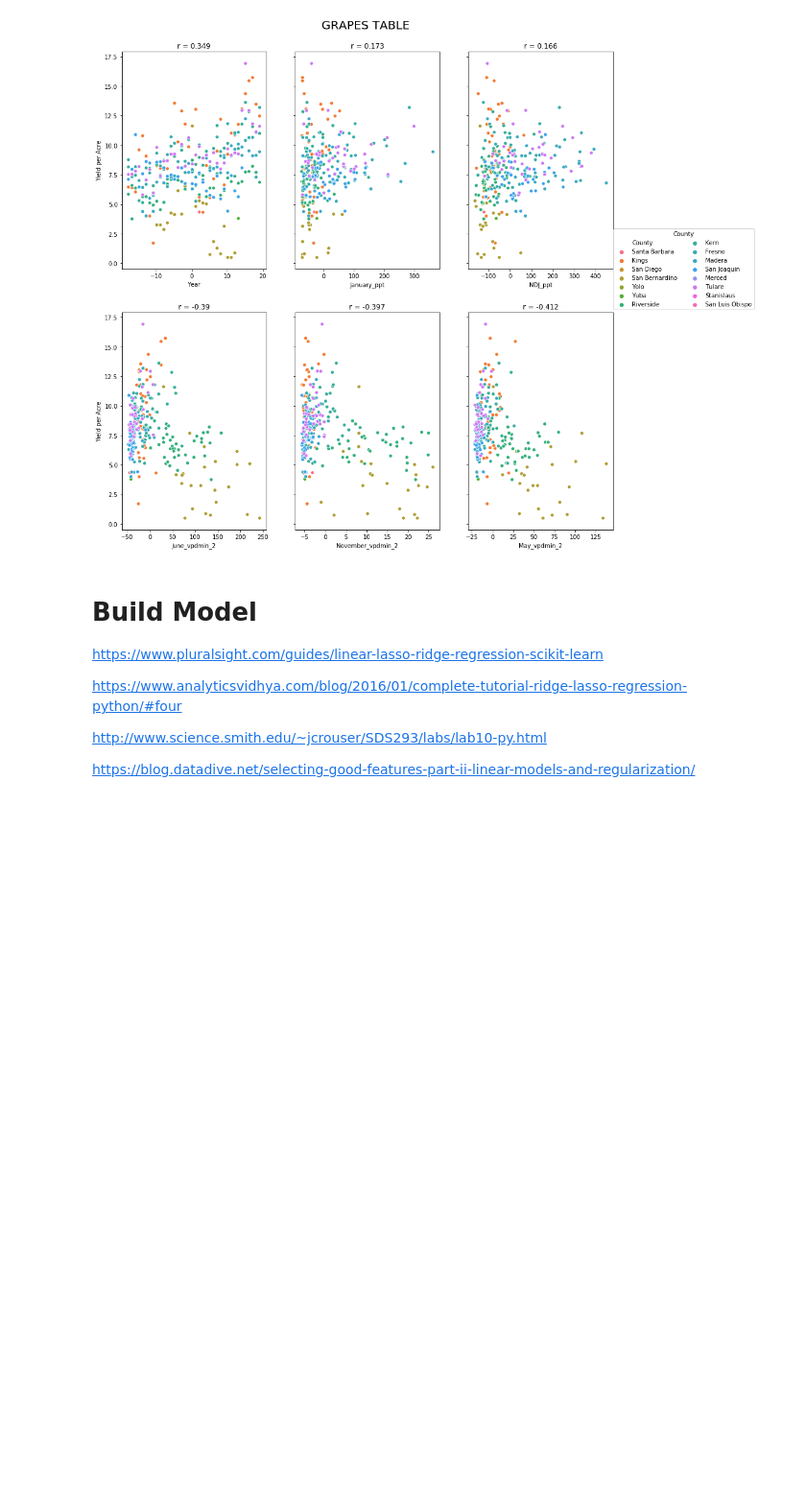
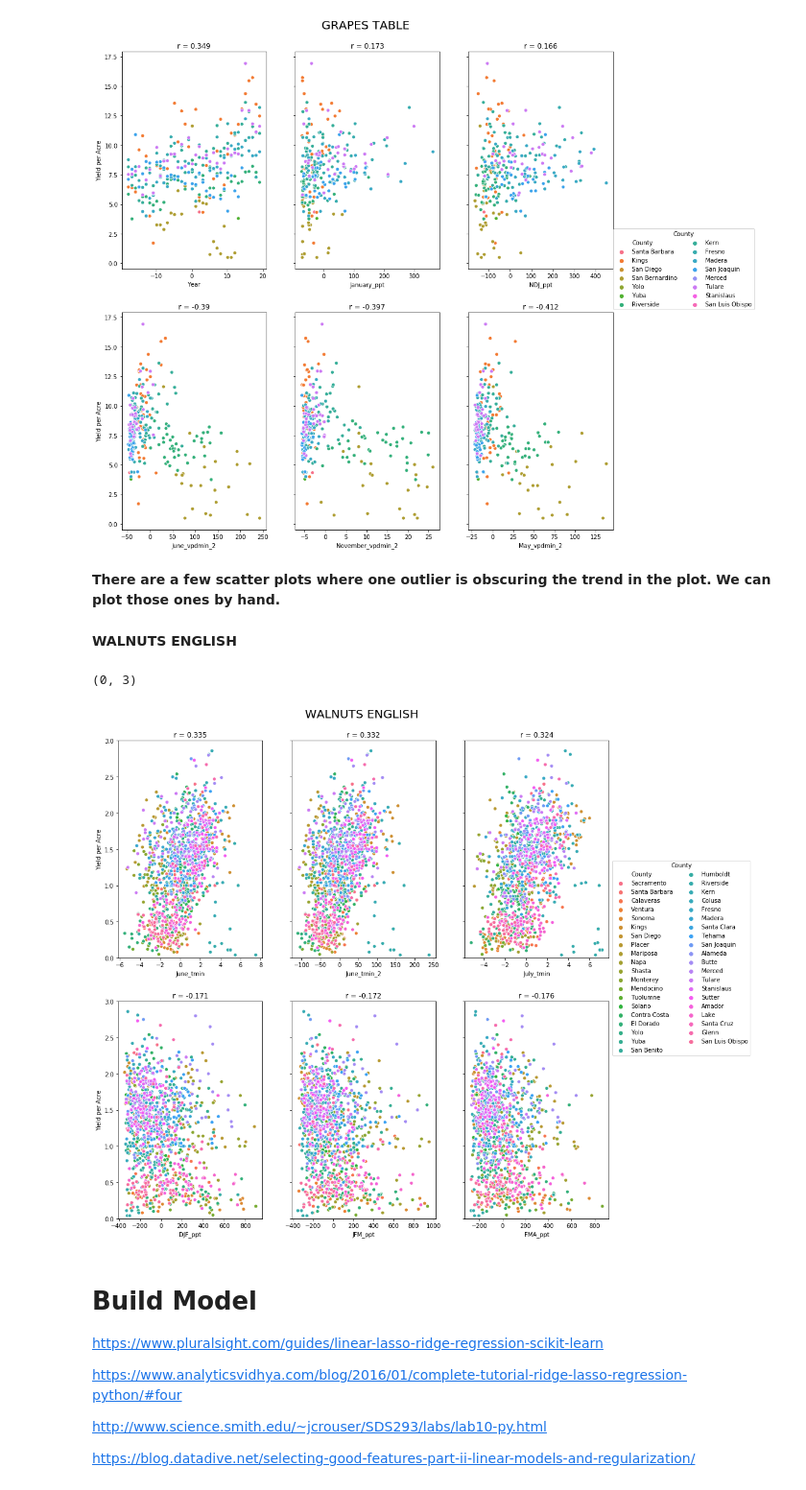
Before and after one commit to christopher-reed/CA-High-Value-Crops, a Jupyter notebook: Crop_Weather_EDA.ipynb, the cells around one changed output. Shown at 96% size. Drawn from its saved outputs; the diff is of its cells as text; code cells hidden in the pictures; blank space fills up the shorter version.

Commit message:
Fixed walnuts EDA, expanded week 6 model work

```diff
--- a/Crop_Weather_EDA.ipynb
+++ b/Crop_Weather_EDA.ipynb
@@ -193,0 +196,7 @@ df_weather_yield.head()
+# %%
+#Make a bunch of columns. One for each county.
+dummy_counties = pd.get_dummies(df_weather_yield['County'])
+
+#Concat them to original df and rename to preserve original
+df_fixed = pd.concat([df_weather_yield, dummy_counties], axis = 1)
+df_fixed.shape
@@ -196,10 +209,10 @@ df_weather_yield.head()
 # %%
 #Groupby
-df_means = df_weather_yield.groupby('Crop Name').mean()
-df_means = df_means.reset_index()
+df_means_fixed = df_fixed.groupby('Crop Name').mean()
+df_means_fixed = df_means_fixed.reset_index()
 
 #Inspect
-df_means.head()
+df_means_fixed.head()
 # %% [output]
 |  | Crop Name | Year | January_ppt | January_tmax | January_tmin | January_tmean | January_vpdmax | ... |
 | 0 | ALMONDS ALL | 1997.301611 | 110.623265 | 12.389855 | 2.359652 | 7.374732 | 6.463695 | ... |
@@ -325,6 +384,44 @@ for crop in df_centered['Crop Name'].unique():
 [figure]
 [figure]
 [figure]
+# %% [markdown]
+**There are a few scatter plots where one outlier is obscuring the trend in the plot. We can plot those ones by hand.**
+# %% [markdown]
+**WALNUTS ENGLISH**
+# %%
+vars = ['June_tmin', 'June_tmin_2', 'July_tmin', 'DJF_ppt', 'JFM_ppt', 'FMA_ppt']
+corr_values = [0.335, 0.332, 0.324, -0.171, -0.172, -0.176]
+
+df_crop = df_centered[df_centered['Crop Name'] == 'WALNUTS ENGLISH']
+
+fig, axes = plt.subplots(2, 3, figsize = (15,15), sharey = True)
+
+sns.scatterplot(x = vars[0], y = 'Yield per Acre', hue = 'County', legend = False, data = df_crop, ax =axes[0,0])
+axes[0,0].set_title('r = ' + str(round(corr_values[0],3)))
+
+sns.scatterplot(x = vars[1], y = 'Yield per Acre', hue = 'County', legend = False, data = df_crop, ax =axes[0,1])
+axes[0,1].set_title('r = ' + str(round(corr_values[1],3)))
+
+sns.scatterplot(x = vars[2], y = 'Yield per Acre', hue = 'County', legend = False, data = df_crop, ax =axes[0,2])
+axes[0,2].set_title('r = ' + str(round(corr_values[2],3)))
+
+sns.scatterplot(x = vars[3], y = 'Yield per Acre', hue = 'County', legend = False, data = df_crop, ax =axes[1,0])
+axes[1,0].set_title('r = ' + str(round(corr_values[3],3)))
+
+sns.scatterplot(x = vars[4], y = 'Yield per Acre', hue = 'County', legend = False, data = df_crop, ax =axes[1,1])
+axes[1,1].set_title('r = ' + str(round(corr_values[4],3)))
+
+sns.scatterplot(x = vars[5], y = 'Yield per Acre', hue = 'County', data = df_crop, ax =axes[1,2])
+axes[1,2].set_title('r = ' + str(round(corr_values[5],3)))
+
+axes[1,2].legend(title = 'County', loc = 'center right', bbox_to_anchor = (2.0,1.2), ncol = 2)
+
+plt.suptitle('WALNUTS ENGLISH', fontsize = 20, x = 0.51, y = 0.93)
+
+plt.ylim(0,3)
+# %% [output]
+(0, 3)
+[figure, added]
 # %% [markdown]
 # **Build Model**
 
```
Also changed, not shown: parts of 37 cells of this notebook.
